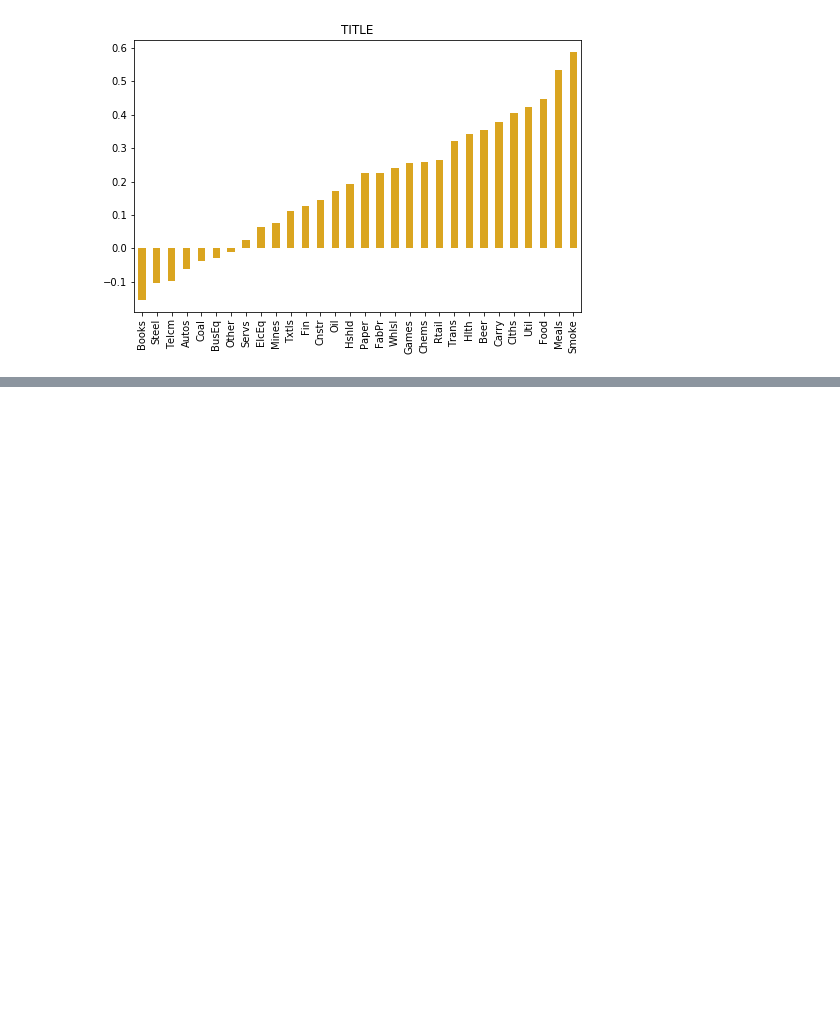
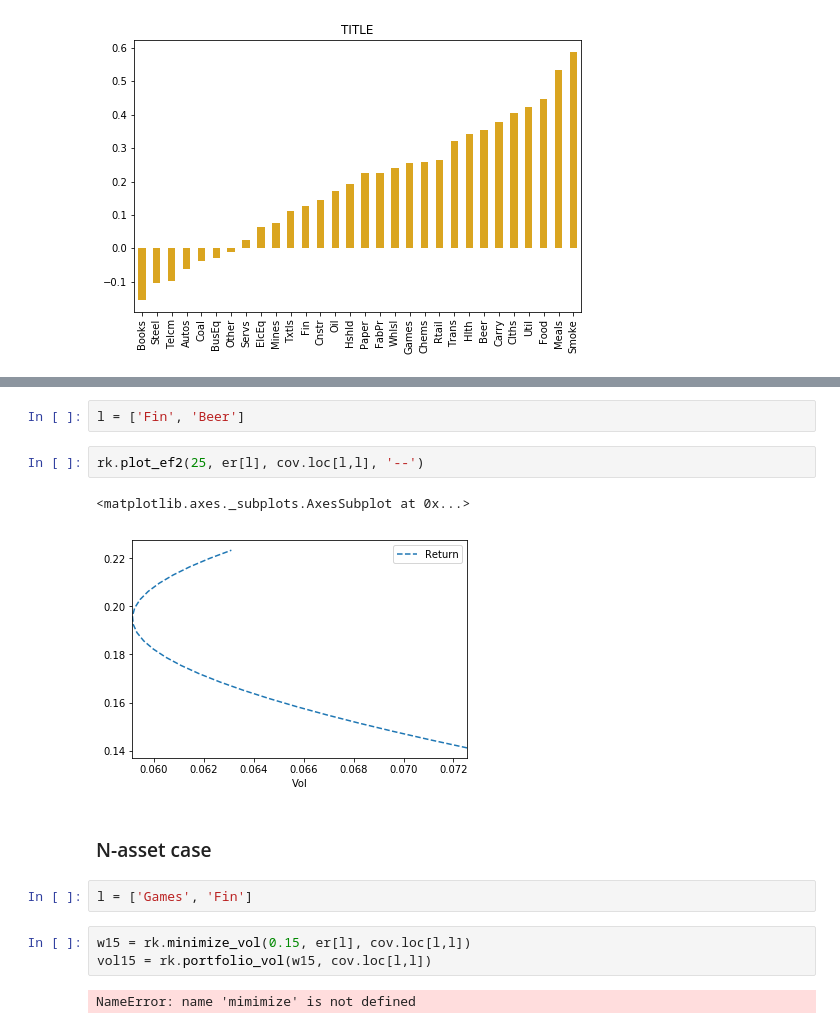
Before and after one commit to allaccountstaken/risk_toolkit, a Jupyter notebook: frontier.ipynb, the cells around one changed output, grey strips where cells are left out. Saved outputs shown, nothing was run; the diff lists cells and outputs as text; blank space fills up the shorter version.

Commit message:
n-asset

```diff
--- a/frontier.ipynb
+++ b/frontier.ipynb
@@ -101,0 +231,16 @@ plt.show()
+# %%
+l = ['Fin', 'Beer']
+# %%
+rk.plot_ef2(25, er[l], cov.loc[l,l], '--')
+# %% [output]
+<matplotlib.axes._subplots.AxesSubplot at 0x...>
+[figure, added]
+# %% [markdown]
+### N-asset case
+# %%
+l = ['Games', 'Fin']
+# %%
+w15 = rk.minimize_vol(0.15, er[l], cov.loc[l,l])
+vol15 = rk.portfolio_vol(w15, cov.loc[l,l])
+# %% [output]
+NameError: name 'mimimize' is not defined
```
Also changed, not shown: parts of 21 cells of this notebook, 1 other file.
